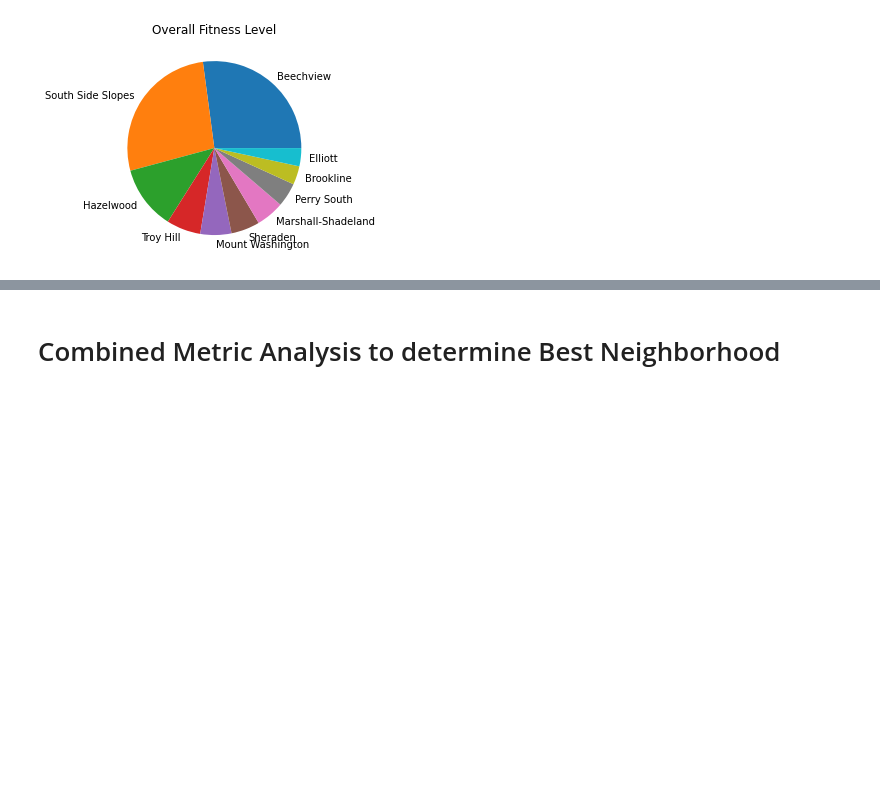
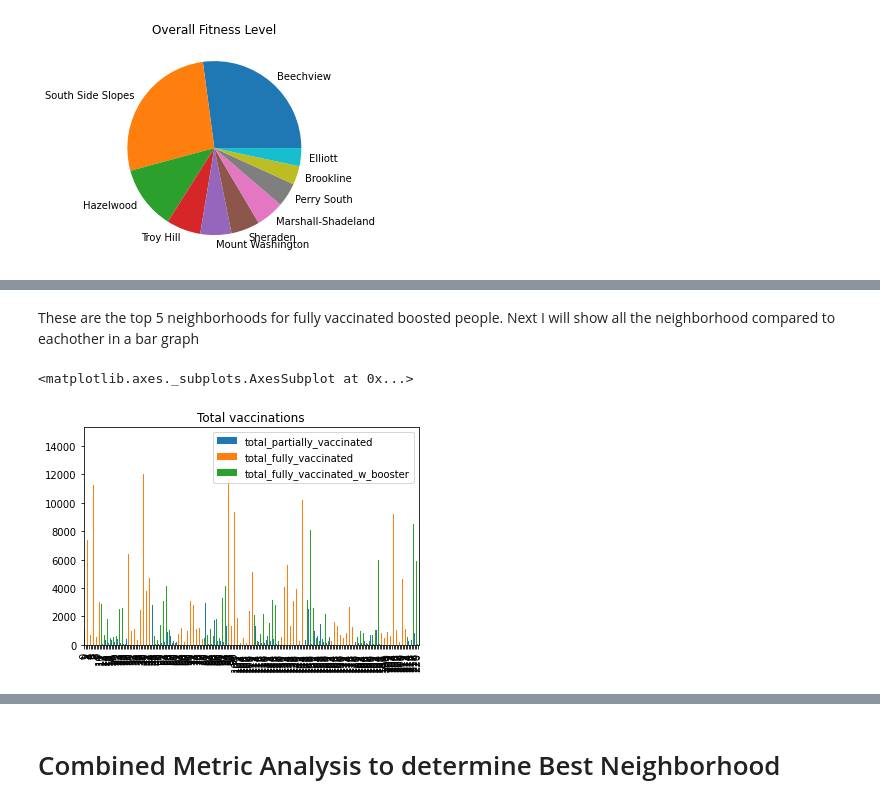
Before and after one commit to ljablunovsky/Spring-2022-CMPINF-0010-Final-Project-Notebook-, a Jupyter notebook: Combined-Final-Notebook.ipynb, the cells around one changed output, grey strips where cells are left out. Saved outputs shown, nothing was run; the diff lists cells and outputs as text; code cells hidden in the pictures; blank space fills up the shorter version.

```diff
--- a/Combined-Final-Notebook.ipynb
+++ b/Combined-Final-Notebook.ipynb
@@ -439,0 +460,3 @@ myPlot.set(ylabel = None)
+# %%
+covid = pd.read_csv("covid.csv")
+covid.head(10)
@@ -439,0 +488,7 @@ myPlot.set(ylabel = None)
+# %% [markdown]
+These are the top 5 neighborhoods for fully vaccinated boosted people. Next I will show all the neighborhood compared to eachother in a bar graph
+# %%
+covid.plot.bar(title="Total vaccinations")
+# %% [output]
+<matplotlib.axes._subplots.AxesSubplot at 0x...>
+[figure, added]
```
Also changed, not shown: parts of 22 cells of this notebook.
